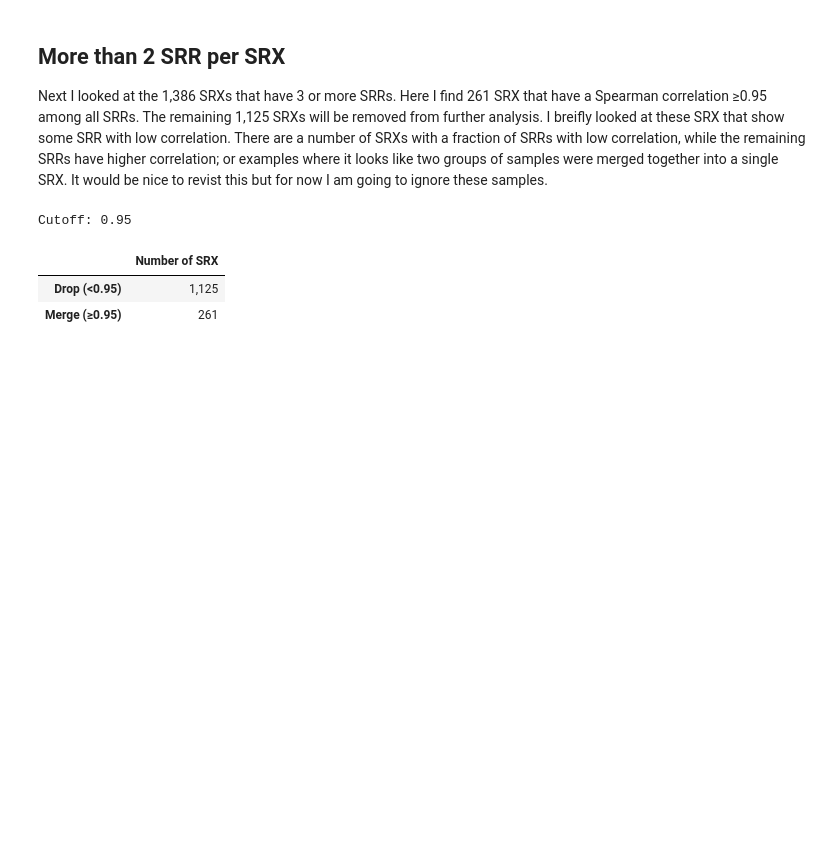
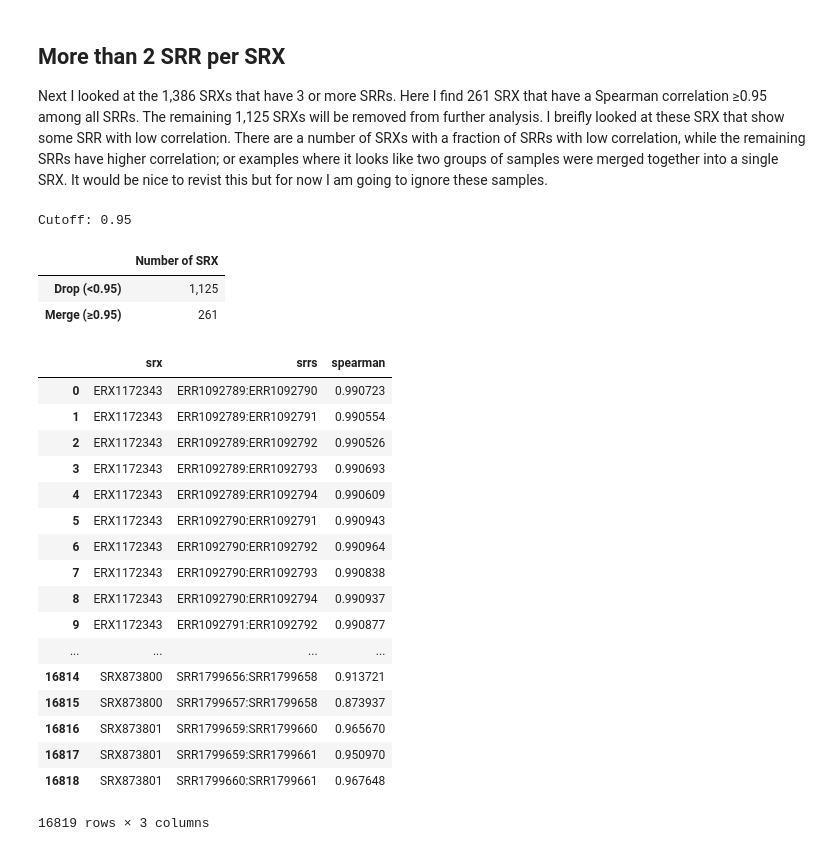
Before and after one commit to jfear/ncbi_remap, a Jupyter notebook: docs/01.02-prealn-wf_merge_srr.ipynb, the cells around one changed output. Saved outputs shown, nothing was run; the diff lists cells and outputs as text; code cells hidden in the pictures; blank space fills up the shorter version.

```diff
--- a/docs/01.02-prealn-wf_merge_srr.ipynb
+++ b/docs/01.02-prealn-wf_merge_srr.ipynb
@@ -150,2 +179,23 @@ add_table(store, 'prealn/workflow/merge', data=mergable, force=True, columns='al
 # %%
 store.close()
+# %%
+multi_th1
+# %% [output]
+|  | srx | srrs | spearman |
+| 0 | ERX1172343 | ERR1092789:ERR1092790 | 0.990723 |
+| 1 | ERX1172343 | ERR1092789:ERR1092791 | 0.990554 |
+| 2 | ERX1172343 | ERR1092789:ERR1092792 | 0.990526 |
+| 3 | ERX1172343 | ERR1092789:ERR1092793 | 0.990693 |
+| 4 | ERX1172343 | ERR1092789:ERR1092794 | 0.990609 |
+| 5 | ERX1172343 | ERR1092790:ERR1092791 | 0.990943 |
+| 6 | ERX1172343 | ERR1092790:ERR1092792 | 0.990964 |
+| 7 | ERX1172343 | ERR1092790:ERR1092793 | 0.990838 |
+| 8 | ERX1172343 | ERR1092790:ERR1092794 | 0.990937 |
+| 9 | ERX1172343 | ERR1092791:ERR1092792 | 0.990877 |
+| ... | ... | ... | ... |
+| 16814 | SRX873800 | SRR1799656:SRR1799658 | 0.913721 |
+| 16815 | SRX873800 | SRR1799657:SRR1799658 | 0.873937 |
+| 16816 | SRX873801 | SRR1799659:SRR1799660 | 0.965670 |
+| 16817 | SRX873801 | SRR1799659:SRR1799661 | 0.950970 |
+| 16818 | SRX873801 | SRR1799660:SRR1799661 | 0.967648 |
+16819 rows × 3 columns
```
Also changed, not shown: parts of 10 cells of this notebook, 3 other files.
